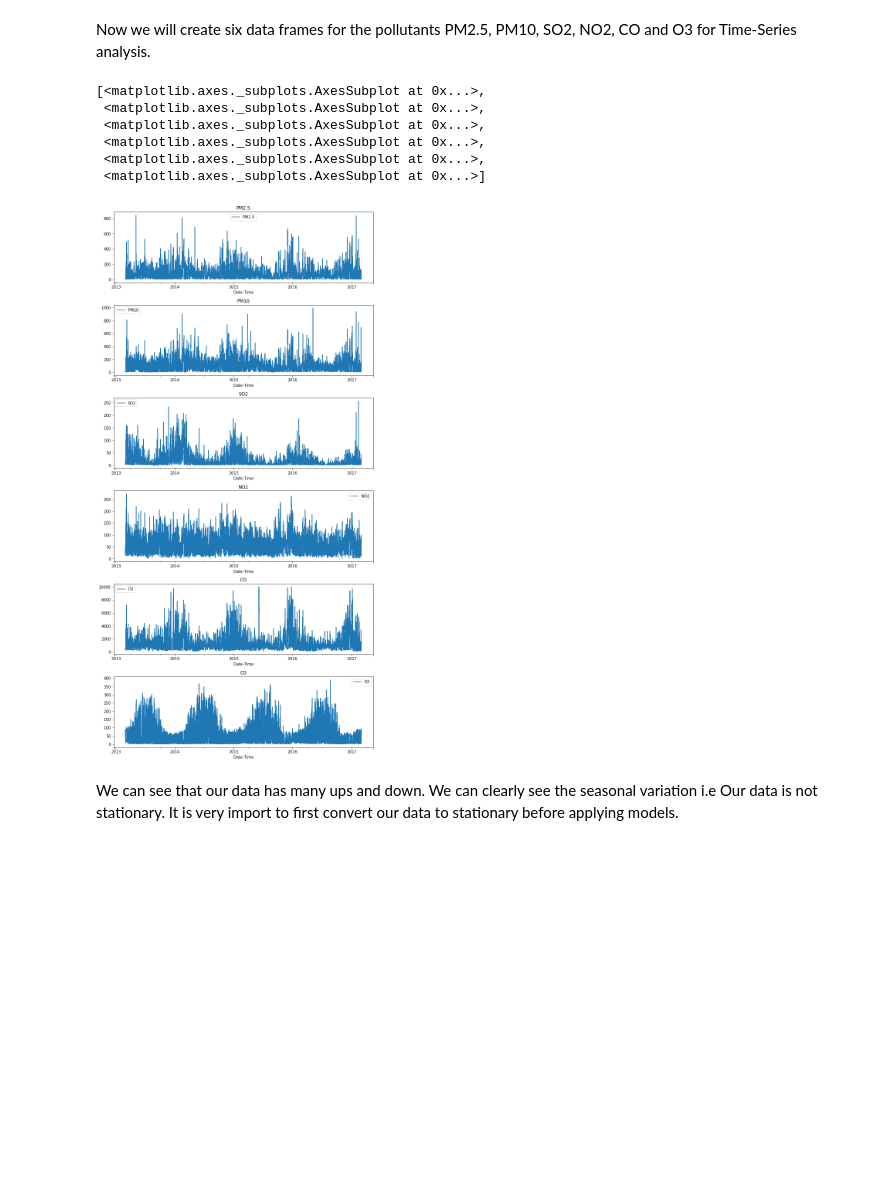
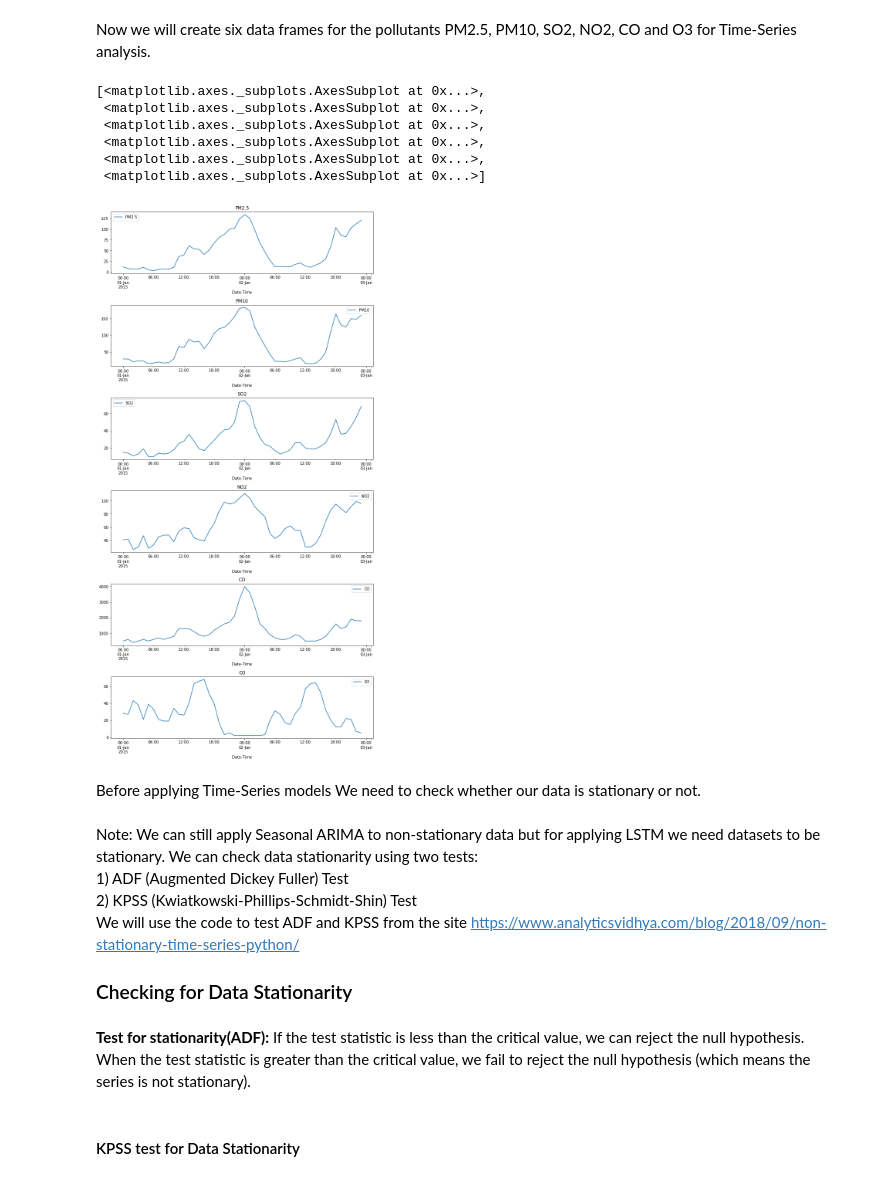
Before and after one commit to aishrock006/Capstone-Project, a Jupyter notebook: CapstoneProject.ipynb, the cells around one changed output. Drawn from its saved outputs; the diff is of its cells as text; code cells hidden in the pictures; blank space fills up the shorter version.

Commit message:
completed data preprocessing

```diff
--- a/CapstoneProject.ipynb
+++ b/CapstoneProject.ipynb
@@ -227,15 +227,19 @@ df_O3 = cleaned_df[['O3']]
 # %%
 # let us visualize our created dataframes
 df_list = [df_PM25, df_PM10, df_SO2, df_NO2, df_CO, df_O3]
 fig, axes = plt.subplots(nrows = 6, ncols = 1, constrained_layout = True)
-[df_list[i].plot(ax = axes[i], figsize = (10,20), title = df_list[i].columns[0]) for i in range(len(df_list))]
+[df_list[i]['2015-01-01':'2015-01-02'].plot(ax = axes[i], figsize = (10,20), title = df_list[i].columns[0]) for i in range(len(df_list))]
 # %% [output]
 [<matplotlib.axes._subplots.AxesSubplot at 0x...>,
  <matplotlib.axes._subplots.AxesSubplot at 0x...>,
  <matplotlib.axes._subplots.AxesSubplot at 0x...>,
  <matplotlib.axes._subplots.AxesSubplot at 0x...>,
  <matplotlib.axes._subplots.AxesSubplot at 0x...>,
  <matplotlib.axes._subplots.AxesSubplot at 0x...>]
-[figure, old version]
+[figure, new version]
-# %% [markdown]
-We can see that our data has many ups and down. We can clearly see the seasonal variation i.e Our data is not stationary. It is very import to first convert our data to stationary before applying models.
+# %% [markdown]
+Before applying Time-Series models We need to check whether our data is stationary or not.<br><br>
+Note: We can still apply Seasonal ARIMA to non-stationary data but for applying LSTM we need datasets to be stationary.
+We can check data stationarity using two tests:<br>1) ADF (Augmented Dickey Fuller) Test<br>2) KPSS  (Kwiatkowski-Phillips-Schmidt-Shin) Test<br> We will use the code to test ADF and KPSS from the site https://www.analyticsvidhya.com/blog/2018/09/non-stationary-time-series-python/
+
+### Checking for Data Stationarity
@@ -241,0 +257,4 @@ We can see that our data has many ups and down. We can clearly see the seasonal
+# %% [markdown]
+<b>Test for stationarity(ADF):</b> If the test statistic is less than the critical value, we can reject the null hypothesis. When the test statistic is greater than the critical value, we fail to reject the null hypothesis (which means the series is not stationary).
+# %% [markdown]
+#### KPSS test for Data Stationarity
```
Also changed, not shown: parts of 7 cells of this notebook.
